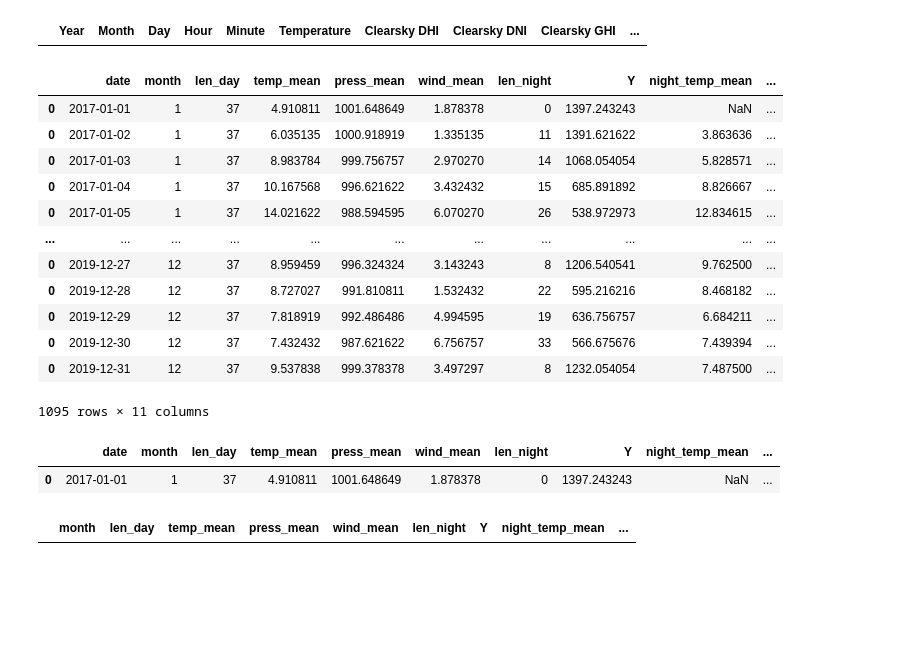
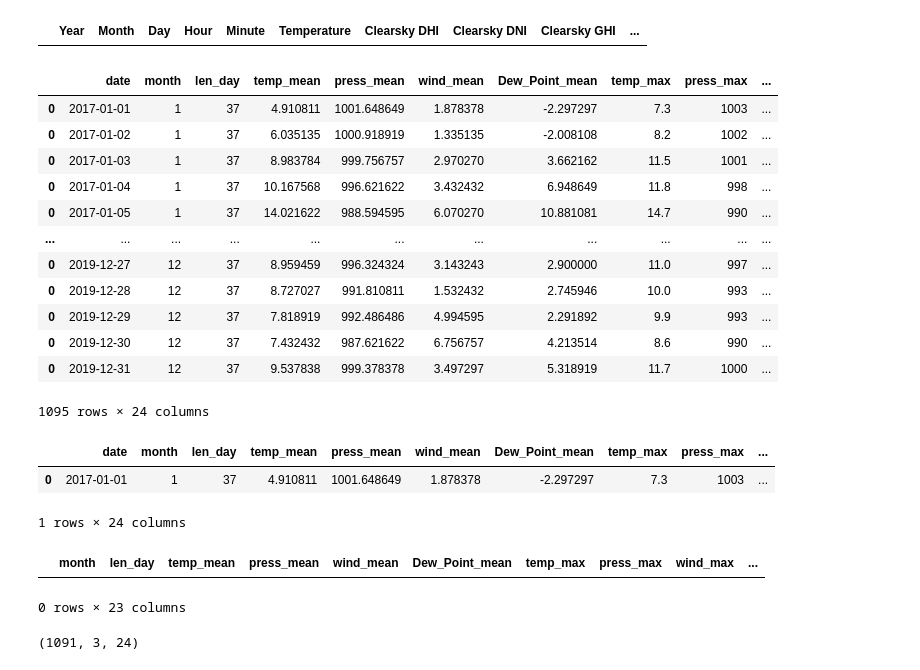
Before and after one commit to KTFish/Golem0_BITEhack2023, a Jupyter notebook: Records Preparation.ipynb, the cells around one changed output. Saved outputs shown, nothing was run; the diff lists cells and outputs as text; code cells hidden in the pictures; blank space fills up the shorter version.

```diff
--- a/Records Preparation.ipynb
+++ b/Records Preparation.ipynb
@@ -62,50 +77,68 @@ df[df.isna().any(axis=1)]
 # %%
 records_df =pd.DataFrame()
 for idx,date in enumerate( pd.Series( list(dates)).sort_values().values):
 
     date = pd.to_datetime(date)
     day = get_working_day(df,date)
     record = pd.DataFrame([{'date':date}])
 
     record['month'] = date.month
     record['len_day'] = len(day)
     record['temp_mean'] = day.Temperature.mean()
     record['press_mean'] = day.Pressure.mean()
     record['wind_mean'] = day["Wind Speed"].mean()
+    record['Dew_Point_mean'] = day['Dew Point'].mean()
 
+
+    record['temp_max'] = day.Temperature.max()
+    record['press_max'] = day.Pressure.max()
+    record['wind_max'] = day["Wind Speed"].max()
+
+    record['temp_min'] = day.Temperature.min()
+    record['press_min'] = day.Pressure.min()
+    record['wind_min'] = day["Wind Speed"].min()
 
     night = get_records_night(df,date)
 
     if idx == 0:
         record['len_night'] = 0
     else:
         record['len_night'] = len(night)
         record['night_temp_mean'] = night.Temperature.mean()
         record['night_press_mean'] = night.Pressure.mean()
         record['night_wind_mean'] = night["Wind Speed"].mean()
 
+        record['night_temp_max'] = night.Temperature.max()
+        record['night_press_max'] = night.Pressure.max()
+        record['night_wind_max'] = night["Wind Speed"].max()
+
+        record['night_temp_min'] = night.Temperature.min()
+        record['night_press_min'] = night.Pressure.min()
+        record['night_wind_min'] = night["Wind Speed"].min()
+
     record['Y'] = (day["Clearsky DNI"].sum() + day['DNI'].sum()) / record['len_day']
     records_df = pd.concat([records_df,record])
 records_df
 # %% [output]
-|  | date | month | len_day | temp_mean | press_mean | wind_mean | len_night | Y | night_temp_mean | ... |
-| 0 | 2017-01-01 | 1 | 37 | 4.910811 | 1001.648649 | 1.878378 | 0 | 1397.243243 | NaN | ... |
-| 0 | 2017-01-02 | 1 | 37 | 6.035135 | 1000.918919 | 1.335135 | 11 | 1391.621622 | 3.863636 | ... |
-| 0 | 2017-01-03 | 1 | 37 | 8.983784 | 999.756757 | 2.970270 | 14 | 1068.054054 | 5.828571 | ... |
-| 0 | 2017-01-04 | 1 | 37 | 10.167568 | 996.621622 | 3.432432 | 15 | 685.891892 | 8.826667 | ... |
-| 0 | 2017-01-05 | 1 | 37 | 14.021622 | 988.594595 | 6.070270 | 26 | 538.972973 | 12.834615 | ... |
+|  | date | month | len_day | temp_mean | press_mean | wind_mean | Dew_Point_mean | temp_max | press_max | ... |
+| 0 | 2017-01-01 | 1 | 37 | 4.910811 | 1001.648649 | 1.878378 | -2.297297 | 7.3 | 1003 | ... |
+| 0 | 2017-01-02 | 1 | 37 | 6.035135 | 1000.918919 | 1.335135 | -2.008108 | 8.2 | 1002 | ... |
+| 0 | 2017-01-03 | 1 | 37 | 8.983784 | 999.756757 | 2.970270 | 3.662162 | 11.5 | 1001 | ... |
+| 0 | 2017-01-04 | 1 | 37 | 10.167568 | 996.621622 | 3.432432 | 6.948649 | 11.8 | 998 | ... |
+| 0 | 2017-01-05 | 1 | 37 | 14.021622 | 988.594595 | 6.070270 | 10.881081 | 14.7 | 990 | ... |
 | ... | ... | ... | ... | ... | ... | ... | ... | ... | ... | ... |
-| 0 | 2019-12-27 | 12 | 37 | 8.959459 | 996.324324 | 3.143243 | 8 | 1206.540541 | 9.762500 | ... |
-| 0 | 2019-12-28 | 12 | 37 | 8.727027 | 991.810811 | 1.532432 | 22 | 595.216216 | 8.468182 | ... |
-| 0 | 2019-12-29 | 12 | 37 | 7.818919 | 992.486486 | 4.994595 | 19 | 636.756757 | 6.684211 | ... |
-| 0 | 2019-12-30 | 12 | 37 | 7.432432 | 987.621622 | 6.756757 | 33 | 566.675676 | 7.439394 | ... |
-| 0 | 2019-12-31 | 12 | 37 | 9.537838 | 999.378378 | 3.497297 | 8 | 1232.054054 | 7.487500 | ... |
+| 0 | 2019-12-27 | 12 | 37 | 8.959459 | 996.324324 | 3.143243 | 2.900000 | 11.0 | 997 | ... |
+| 0 | 2019-12-28 | 12 | 37 | 8.727027 | 991.810811 | 1.532432 | 2.745946 | 10.0 | 993 | ... |
+| 0 | 2019-12-29 | 12 | 37 | 7.818919 | 992.486486 | 4.994595 | 2.291892 | 9.9 | 993 | ... |
+| 0 | 2019-12-30 | 12 | 37 | 7.432432 | 987.621622 | 6.756757 | 4.213514 | 8.6 | 990 | ... |
+| 0 | 2019-12-31 | 12 | 37 | 9.537838 | 999.378378 | 3.497297 | 5.318919 | 11.7 | 1000 | ... |
-1095 rows × 11 columns
+1095 rows × 24 columns
 # %%
 records_df[records_df.isna().any(axis=1)]
 # %% [output]
-|  | date | month | len_day | temp_mean | press_mean | wind_mean | len_night | Y | night_temp_mean | ... |
-| 0 | 2017-01-01 | 1 | 37 | 4.910811 | 1001.648649 | 1.878378 | 0 | 1397.243243 | NaN | ... |
+|  | date | month | len_day | temp_mean | press_mean | wind_mean | Dew_Point_mean | temp_max | press_max | ... |
+| 0 | 2017-01-01 | 1 | 37 | 4.910811 | 1001.648649 | 1.878378 | -2.297297 | 7.3 | 1003 | ... |
+1 rows × 24 columns
 # %%
 def get_Data_n_records(df,num):
     X = []
@@ -137,5 +170,10 @@ records_df.dropna(inplace=True)
 # %%
 records_df[records_df.isna().any(axis=1)]
 # %% [output]
-|  | month | len_day | temp_mean | press_mean | wind_mean | len_night | Y | night_temp_mean | ... |
+|  | month | len_day | temp_mean | press_mean | wind_mean | Dew_Point_mean | temp_max | press_max | wind_max | ... |
+0 rows × 23 columns
+# %%
+X.shape
+# %% [output]
+(1091, 3, 24)
 # %%
```
Also changed, not shown: parts of 4 cells of this notebook.
